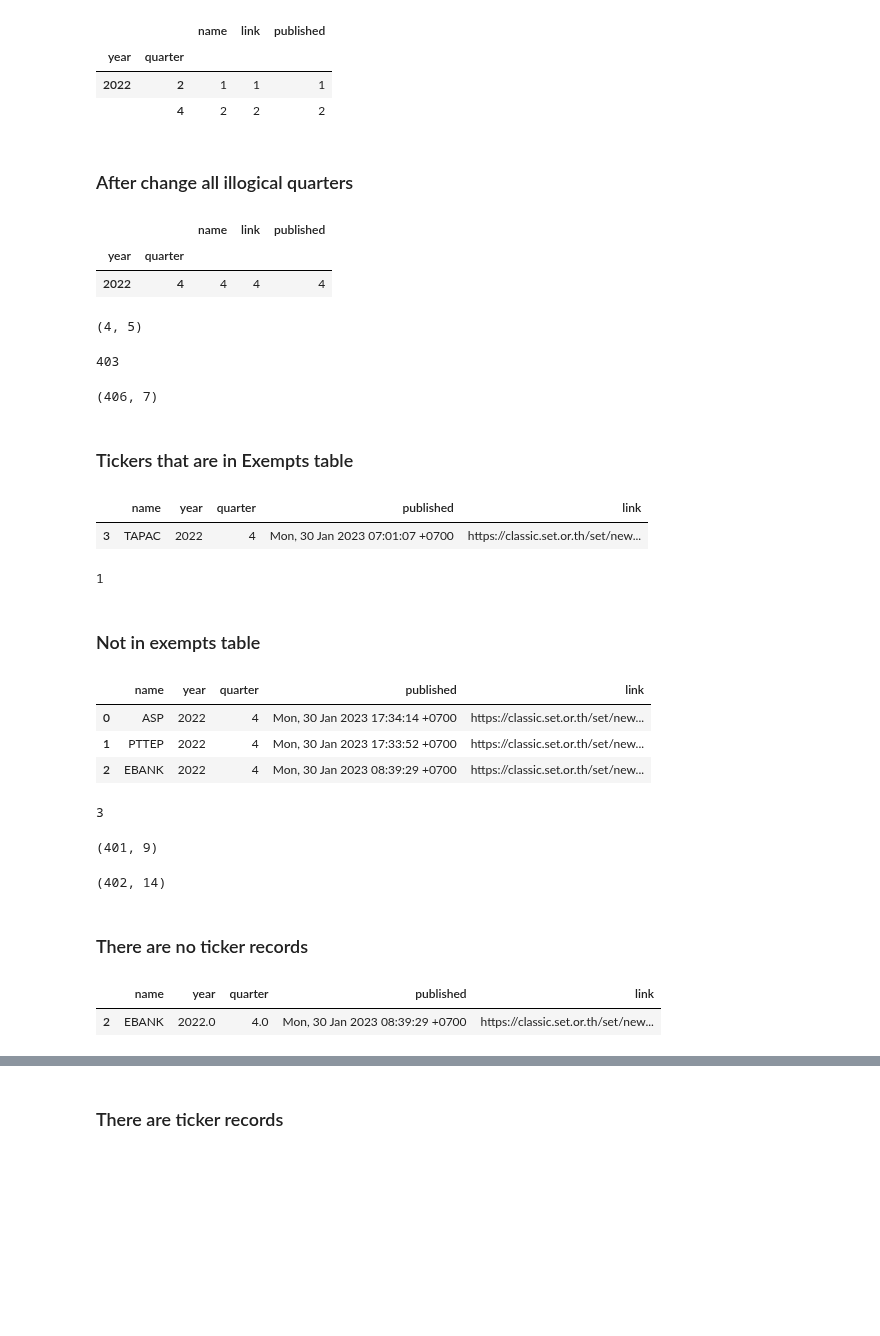
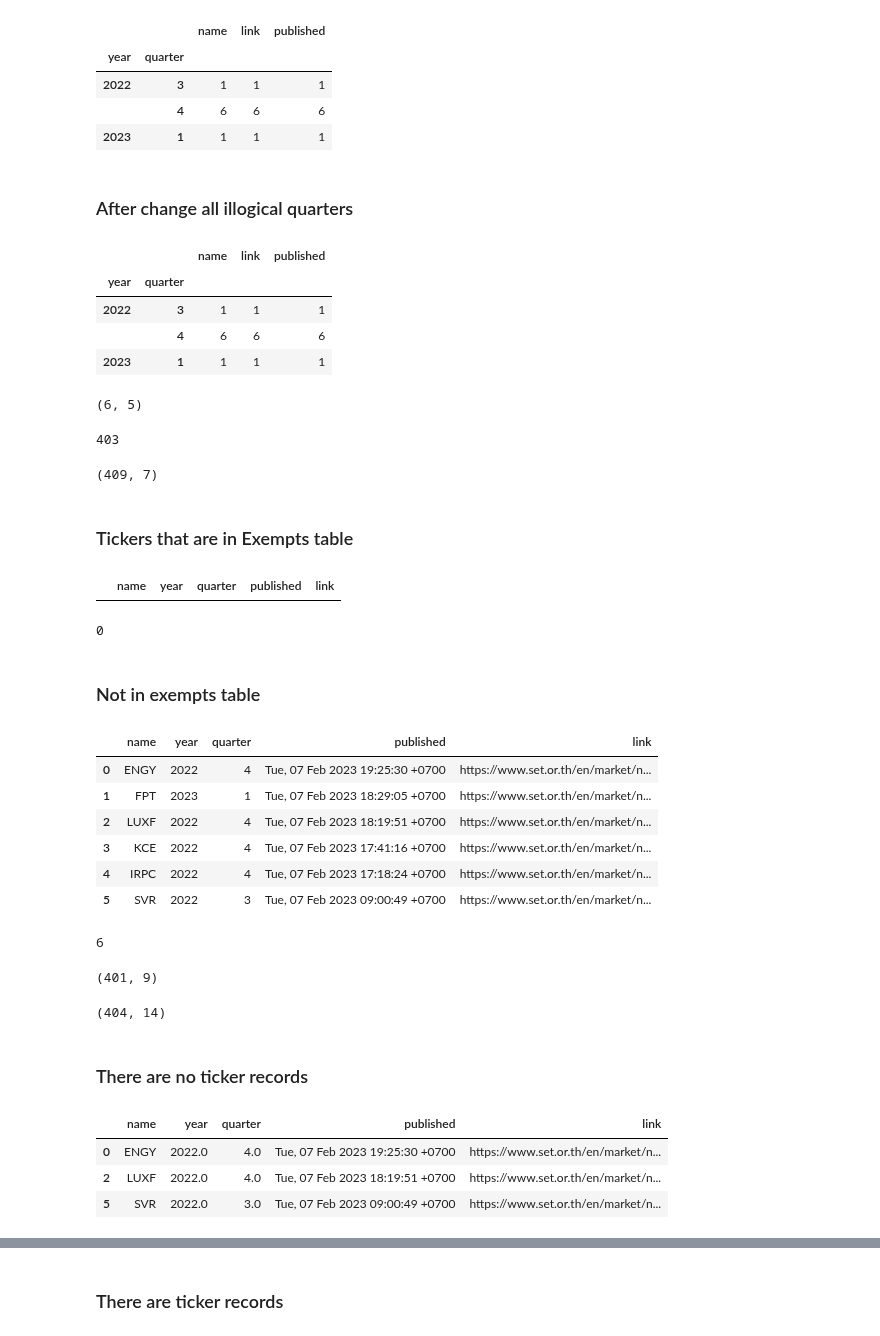
Before and after one commit to santimcs/A7, a Jupyter notebook: Quarterly/010 - FeedReader - F45.ipynb, the cells around one changed output, grey strips where cells are left out. Cells and saved outputs as stored; diff of their text form; code cells hidden in the pictures; blank space fills up the shorter version.

```diff
--- a/Quarterly/010 - FeedReader - F45.ipynb
+++ b/Quarterly/010 - FeedReader - F45.ipynb
@@ -119,11 +132,12 @@ df.groupby(['year','quarter']).count()
 # %%
-df.loc[(df.name == '1DIV') ,['year','quarter']] = ['2022','2']
+df.loc[(df.name == 'FPT') ,['year','quarter']] = ['2023','1']
 df.groupby(['year','quarter']).count()
 # %% [output]
 |  |  | name | link | published |
 | year | quarter |  |  |  |
-| 2022 | 2 | 1 | 1 | 1 |
-|  | 4 | 2 | 2 | 2 |
+| 2022 | 3 | 1 | 1 | 1 |
+|  | 4 | 6 | 6 | 6 |
+| 2023 | 1 | 1 | 1 | 1 |
 # %% [markdown]
 ### After change all illogical quarters
 # %%
@@ -132,13 +146,15 @@ df.groupby(['year','quarter']).count()
 # %% [output]
 |  |  | name | link | published |
 | year | quarter |  |  |  |
-| 2022 | 4 | 4 | 4 | 4 |
+| 2022 | 3 | 1 | 1 | 1 |
+|  | 4 | 6 | 6 | 6 |
+| 2023 | 1 | 1 | 1 | 1 |
 # %%
 ### First equals to latest published pdf file
 df = df.drop_duplicates(subset='name', keep='first')
 df.shape
 # %% [output]
-(4, 5)
+(6, 5)
 # %%
 file_name = 'F45-RAW-' + mmdd_str + '.csv'
 raw_file = raw_path + file_name
@@ -163,7 +179,7 @@ df_exempts.shape[0]
 df_merge = pd.merge(df, df_exempts, on='name', how='outer', indicator=True)
 df_merge.shape
 # %% [output]
-(406, 7)
+(409, 7)
 # %% [markdown]
 ### Tickers that are in Exempts table
 # %%
@@ -177,11 +193,10 @@ in_exempts.quarter = in_exempts.quarter.astype(int)
 in_exempts.sort_values(by=['published'],ascending=[False])
 # %% [output]
 |  | name | year | quarter | published | link |
-| 3 | TAPAC | 2022 | 4 | Mon, 30 Jan 2023 07:01:07 +0700 | https://classic.set.or.th/set/new... |
 # %%
 in_exempts.sort_values(by=['published'],ascending=[False]).shape[0]
 # %% [output]
-1
+0
 # %% [markdown]
 ### Not in exempts table
 # %%
@@ -194,14 +209,17 @@ df_out.quarter = df_out.quarter.astype(int)
 df_out.sort_values(by=['published'],ascending=[False])
 # %% [output]
 |  | name | year | quarter | published | link |
-| 0 | ASP | 2022 | 4 | Mon, 30 Jan 2023 17:34:14 +0700 | https://classic.set.or.th/set/new... |
-| 1 | PTTEP | 2022 | 4 | Mon, 30 Jan 2023 17:33:52 +0700 | https://classic.set.or.th/set/new... |
-| 2 | EBANK | 2022 | 4 | Mon, 30 Jan 2023 08:39:29 +0700 | https://classic.set.or.th/set/new... |
+| 0 | ENGY | 2022 | 4 | Tue, 07 Feb 2023 19:25:30 +0700 | https://www.set.or.th/en/market/n... |
+| 1 | FPT | 2023 | 1 | Tue, 07 Feb 2023 18:29:05 +0700 | https://www.set.or.th/en/market/n... |
+| 2 | LUXF | 2022 | 4 | Tue, 07 Feb 2023 18:19:51 +0700 | https://www.set.or.th/en/market/n... |
+| 3 | KCE | 2022 | 4 | Tue, 07 Feb 2023 17:41:16 +0700 | https://www.set.or.th/en/market/n... |
+| 4 | IRPC | 2022 | 4 | Tue, 07 Feb 2023 17:18:24 +0700 | https://www.set.or.th/en/market/n... |
+| 5 | SVR | 2022 | 3 | Tue, 07 Feb 2023 09:00:49 +0700 | https://www.set.or.th/en/market/n... |
 # %%
 #df_out = df_out.drop(df_out.index[df_out['name'] == "SCC"])
 df_out.shape[0]
 # %% [output]
-3
+6
 # %%
 sql = '''
 SELECT *
@@ -215,7 +233,7 @@ df_tickers.shape
 df_merge2 = pd.merge(df_out, df_tickers, on='name', how='outer', indicator=True)
 df_merge2.shape
 # %% [output]
-(402, 14)
+(404, 14)
 # %% [markdown]
 ### There are no ticker records
 # %%
@@ -225,7 +243,9 @@ df_merge2.loc[
 ]
 # %% [output]
 |  | name | year | quarter | published | link |
-| 2 | EBANK | 2022.0 | 4.0 | Mon, 30 Jan 2023 08:39:29 +0700 | https://classic.set.or.th/set/new... |
+| 0 | ENGY | 2022.0 | 4.0 | Tue, 07 Feb 2023 19:25:30 +0700 | https://www.set.or.th/en/market/n... |
+| 2 | LUXF | 2022.0 | 4.0 | Tue, 07 Feb 2023 18:19:51 +0700 | https://www.set.or.th/en/market/n... |
+| 5 | SVR | 2022.0 | 3.0 | Tue, 07 Feb 2023 09:00:49 +0700 | https://www.set.or.th/en/market/n... |
 # %%
 df_merge2.loc[
     df_merge2['_merge'] == 'left_only',
```
Also changed, not shown: parts of 19 cells of this notebook, 32 other files.
